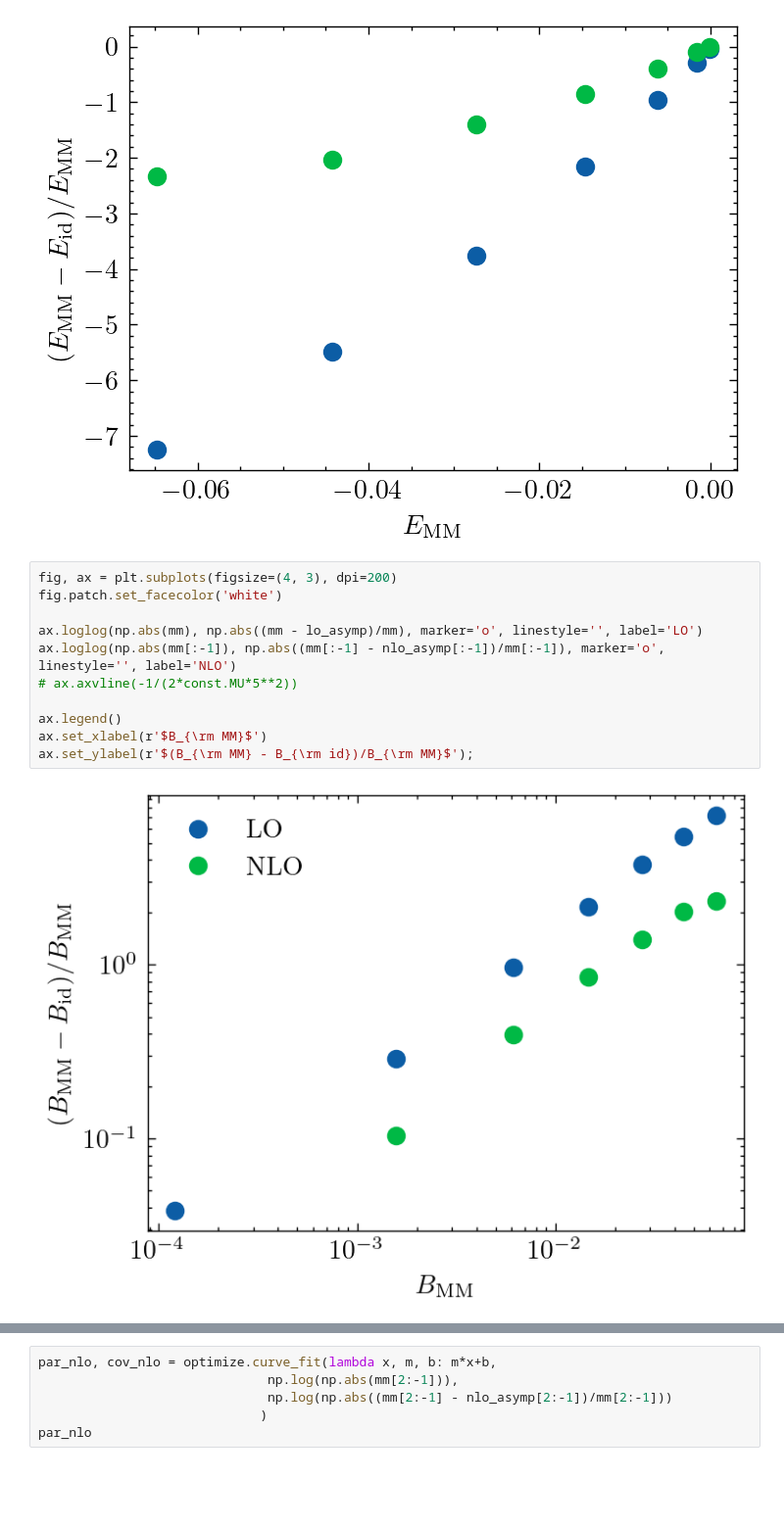
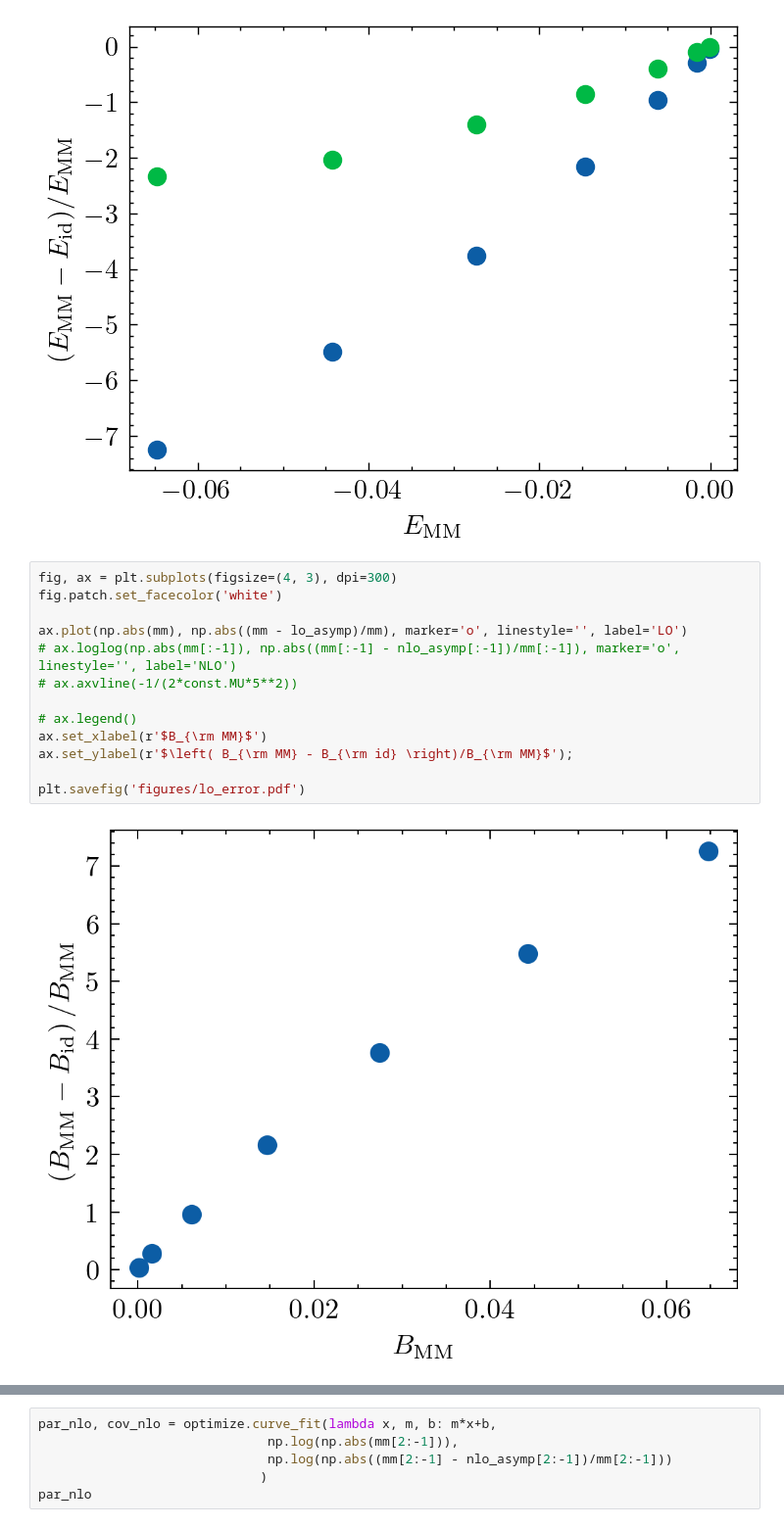
Before and after one commit to odell/induced-dipole-eft, a Jupyter notebook: Error Comparison.ipynb, the cells around one changed output, grey strips where cells are left out. Shown at 98% size. Drawn from its saved outputs; the diff is of its cells as text; blank space fills up the shorter version.

```diff
--- a/Error Comparison.ipynb
+++ b/Error Comparison.ipynb
@@ -83,15 +136,17 @@ ax.set_ylabel(r'$(E_{\rm MM} - E_{\rm id})/E_{\rm MM}$');
 # %% [output]
 [figure]
 # %%
-fig, ax = plt.subplots(figsize=(4, 3), dpi=200)
+fig, ax = plt.subplots(figsize=(4, 3), dpi=300)
 fig.patch.set_facecolor('white')
 
-ax.loglog(np.abs(mm), np.abs((mm - lo_asymp)/mm), marker='o', linestyle='', label='LO')
-ax.loglog(np.abs(mm[:-1]), np.abs((mm[:-1] - nlo_asymp[:-1])/mm[:-1]), marker='o', linestyle='', label='NLO')
+ax.plot(np.abs(mm), np.abs((mm - lo_asymp)/mm), marker='o', linestyle='', label='LO')
+# ax.loglog(np.abs(mm[:-1]), np.abs((mm[:-1] - nlo_asymp[:-1])/mm[:-1]), marker='o', linestyle='', label='NLO')
 # ax.axvline(-1/(2*const.MU*5**2))
 
-ax.legend()
+# ax.legend()
 ax.set_xlabel(r'$B_{\rm MM}$')
-ax.set_ylabel(r'$(B_{\rm MM} - B_{\rm id})/B_{\rm MM}$');
+ax.set_ylabel(r'$\left( B_{\rm MM} - B_{\rm id} \right)/B_{\rm MM}$');
+
+plt.savefig('figures/lo_error.pdf')
 # %% [output]
-[figure, old version]
+[figure, new version]
```
Also changed, not shown: parts of 5 cells of this notebook, 21 other files.
